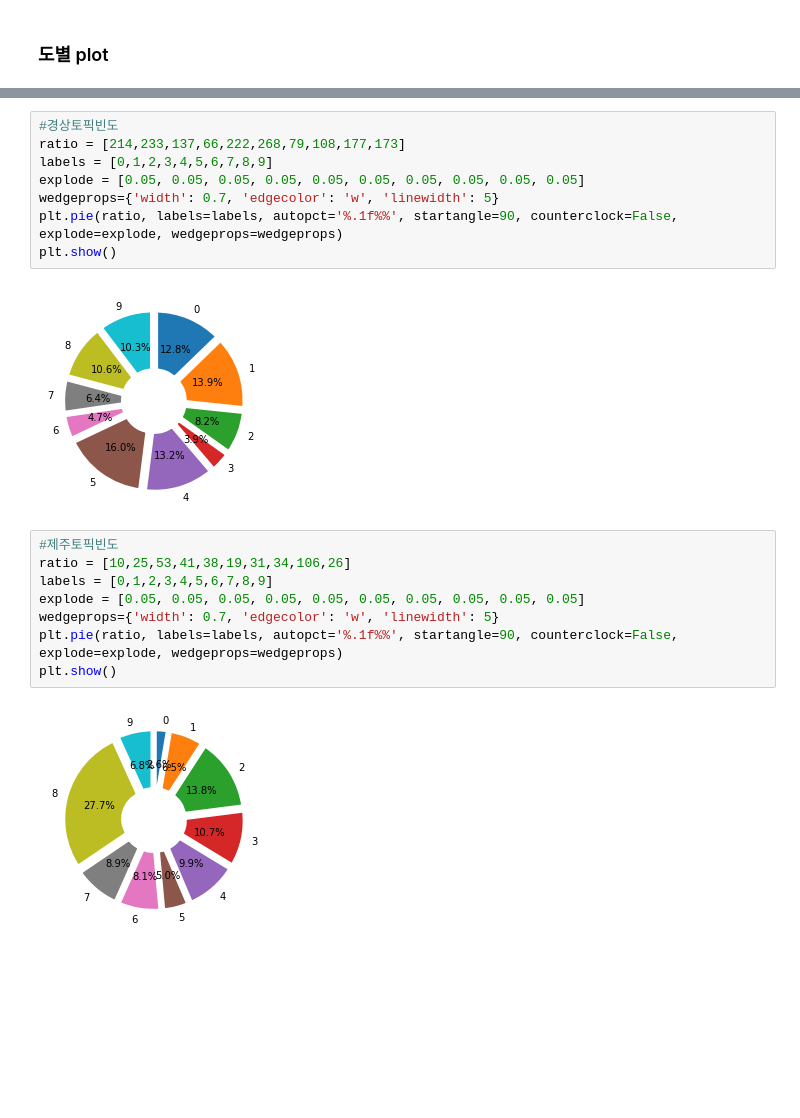
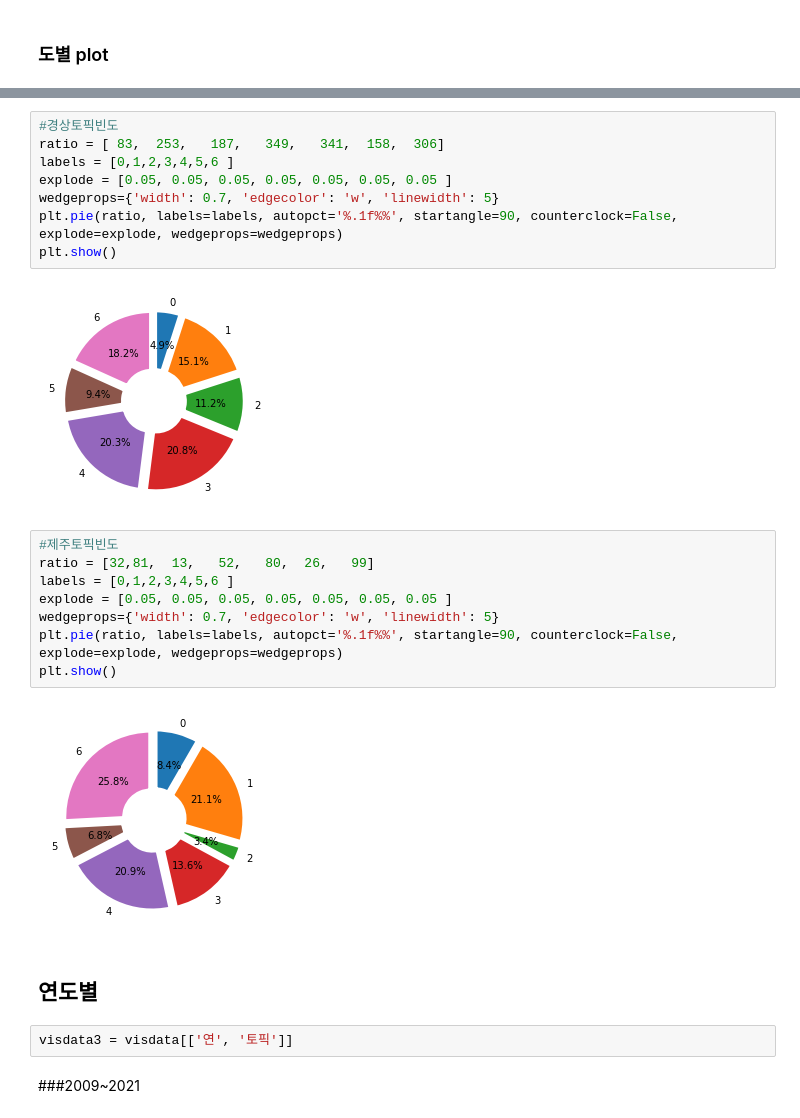
Before and after one commit to YianKim/-2021-, a Jupyter notebook: 4_데이터분석(dldks).ipynb, the cells around one changed output, grey strips where cells are left out. Drawn from its saved outputs; the diff is of its cells as text; blank space fills up the shorter version.

```diff
--- a/4_데이터분석(dldks).ipynb
+++ b/4_데이터분석(dldks).ipynb
@@ -414,20 +426,26 @@ plt.show()
 # %%
 #경상토픽빈도
-ratio = [214,233,137,66,222,268,79,108,177,173]
-labels = [0,1,2,3,4,5,6,7,8,9]
-explode = [0.05, 0.05, 0.05, 0.05, 0.05, 0.05, 0.05, 0.05, 0.05, 0.05]
+ratio = [ 83,  253,   187,   349,   341,  158,  306]
+labels = [0,1,2,3,4,5,6 ]
+explode = [0.05, 0.05, 0.05, 0.05, 0.05, 0.05, 0.05 ]
 wedgeprops={'width': 0.7, 'edgecolor': 'w', 'linewidth': 5}
 plt.pie(ratio, labels=labels, autopct='%.1f%%', startangle=90, counterclock=False, explode=explode, wedgeprops=wedgeprops)
 plt.show()
 # %% [output]
-[figure, old version]
+[figure, new version]
 # %%
 #제주토픽빈도
-ratio = [10,25,53,41,38,19,31,34,106,26]
-labels = [0,1,2,3,4,5,6,7,8,9]
-explode = [0.05, 0.05, 0.05, 0.05, 0.05, 0.05, 0.05, 0.05, 0.05, 0.05]
+ratio = [32,81,  13,   52,   80,  26,   99]
+labels = [0,1,2,3,4,5,6 ]
+explode = [0.05, 0.05, 0.05, 0.05, 0.05, 0.05, 0.05 ]
 wedgeprops={'width': 0.7, 'edgecolor': 'w', 'linewidth': 5}
 plt.pie(ratio, labels=labels, autopct='%.1f%%', startangle=90, counterclock=False, explode=explode, wedgeprops=wedgeprops)
 plt.show()
 # %% [output]
-[figure, old version]
+[figure, new version]
+# %% [markdown]
+## 연도별
+# %%
+visdata3 = visdata[['연', '토픽']]
+# %% [markdown]
+###2009~2021
```
Also changed, not shown: parts of 49 cells of this notebook.
